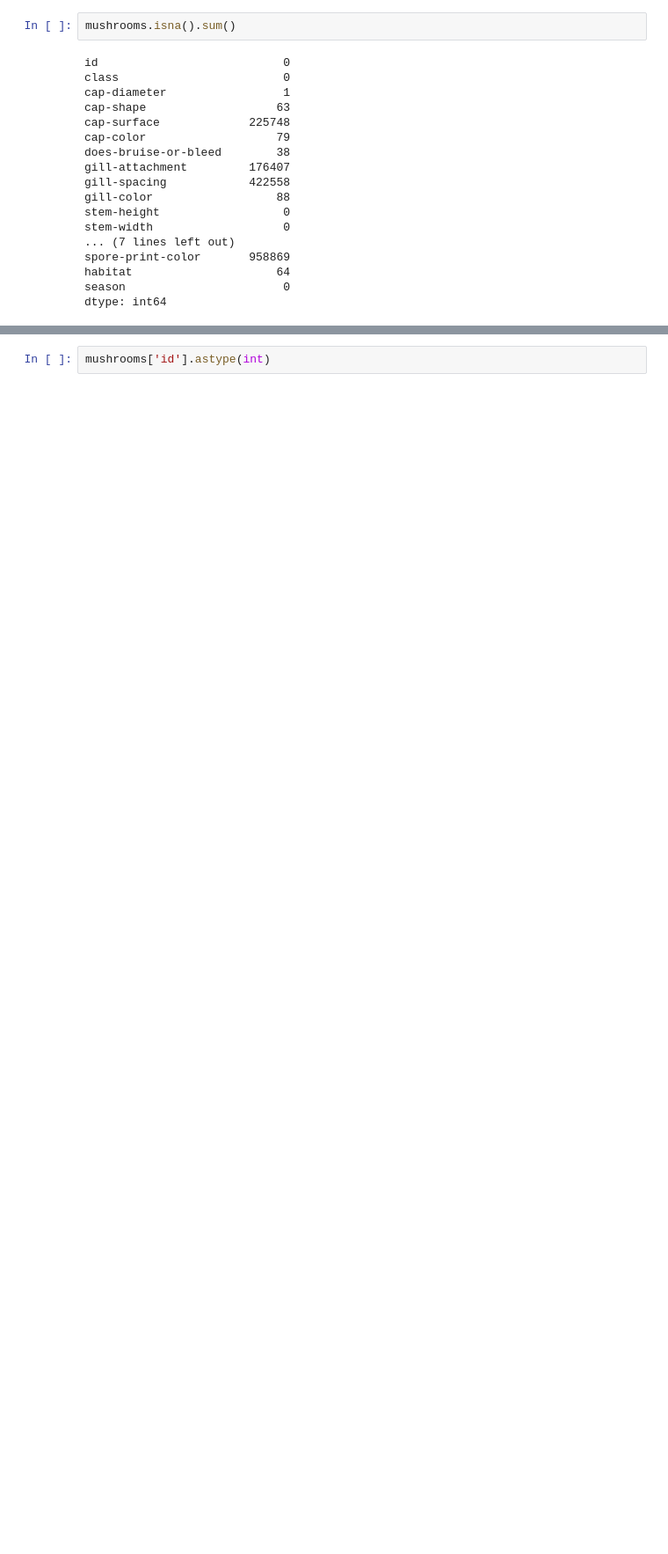
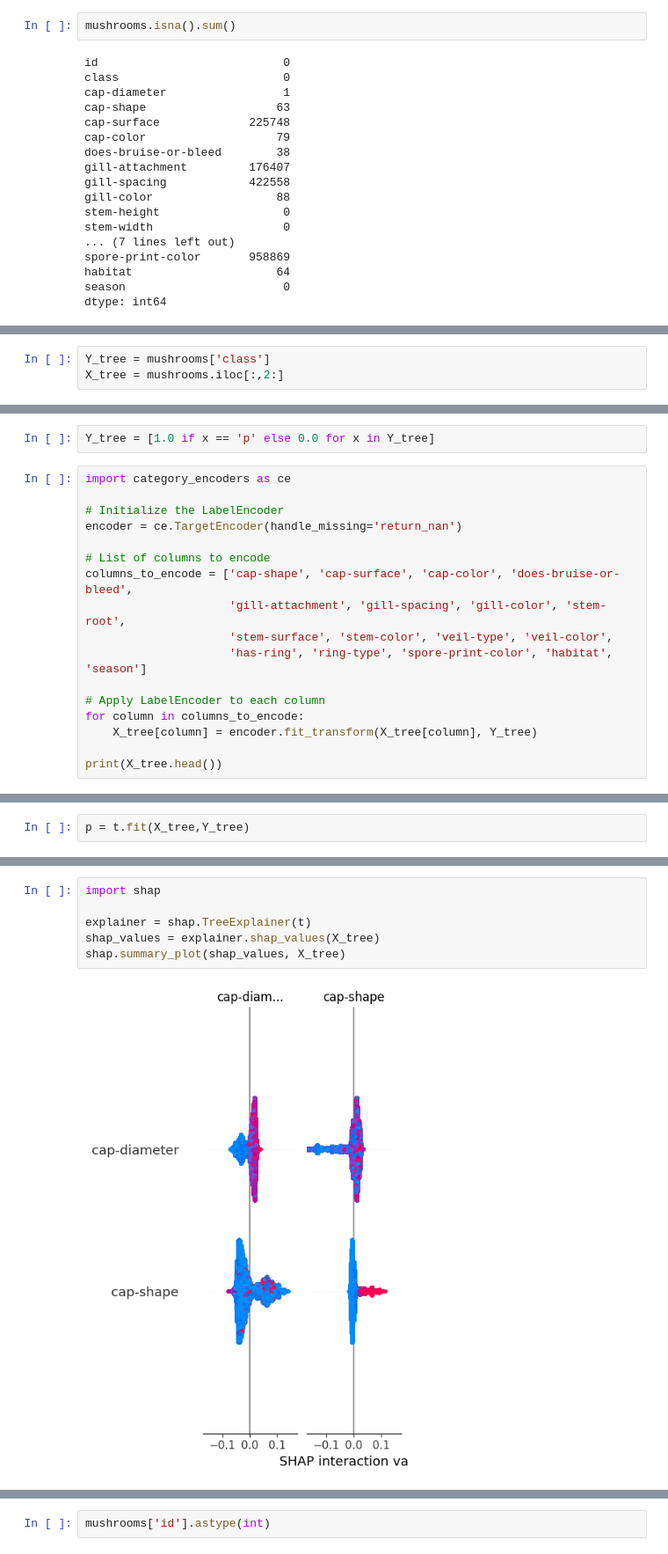
Before and after one commit to Raman369AI/GitHub, a Jupyter notebook: poisnous_mushrooms/simple.ipynb, the cells around one changed output, grey strips where cells are left out. Shown: that part at 88% size. Drawn from its saved outputs; the diff is of its cells as text; blank space fills up the shorter version.

```diff
--- a/poisnous_mushrooms/simple.ipynb
+++ b/poisnous_mushrooms/simple.ipynb
@@ -295,0 +187,3 @@ dtype: int64
+# %%
+Y_tree = mushrooms['class']
+X_tree = mushrooms.iloc[:,2:]
@@ -295,0 +219,19 @@ dtype: int64
+# %%
+Y_tree = [1.0 if x == 'p' else 0.0 for x in Y_tree]
+# %%
+import category_encoders as ce
+
+# Initialize the LabelEncoder
+encoder = ce.TargetEncoder(handle_missing='return_nan')
+
+# List of columns to encode
+columns_to_encode = ['cap-shape', 'cap-surface', 'cap-color', 'does-bruise-or-bleed',
+                     'gill-attachment', 'gill-spacing', 'gill-color', 'stem-root',
+                     'stem-surface', 'stem-color', 'veil-type', 'veil-color',
+                     'has-ring', 'ring-type', 'spore-print-color', 'habitat', 'season']
+
+# Apply LabelEncoder to each column
+for column in columns_to_encode:
+    X_tree[column] = encoder.fit_transform(X_tree[column], Y_tree)
+
+print(X_tree.head())
@@ -295,0 +276,2 @@ dtype: int64
+# %%
+p = t.fit(X_tree,Y_tree)
@@ -295,0 +308,8 @@ dtype: int64
+# %%
+import shap
+
+explainer = shap.TreeExplainer(t)
+shap_values = explainer.shap_values(X_tree)
+shap.summary_plot(shap_values, X_tree)
+# %% [output]
+[figure, added]
```
Also changed, not shown: parts of 30 cells of this notebook.
